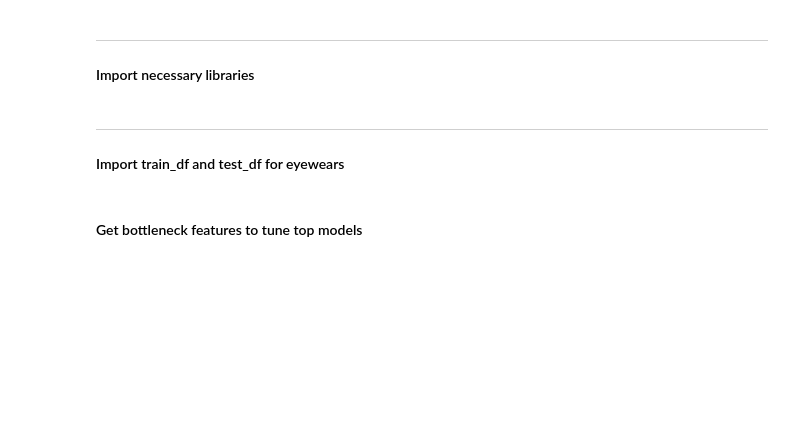
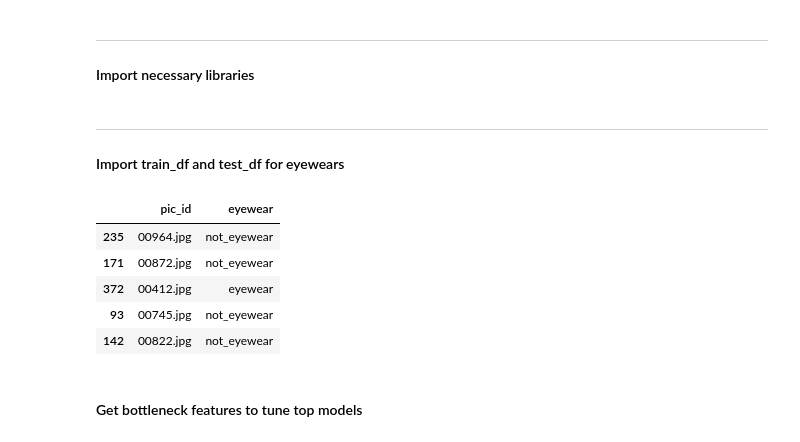
Before and after one commit to mzhou356/img2recommender, a Jupyter notebook: notebooks/vgg16_model_tuning_eyewear.ipynb, the cells around one changed output. Cells and saved outputs as stored; diff of their text form; code cells hidden in the pictures; blank space fills up the shorter version.

```diff
--- a/notebooks/vgg16_model_tuning_eyewear.ipynb
+++ b/notebooks/vgg16_model_tuning_eyewear.ipynb
@@ -62,3 +69,29 @@ train_df.head(2)
+# %%
+def load_df(label):
+    '''
+    label: eyewear,beard, or hat a string
+    return train and test df
+    '''
+    if label == 'eyewear':
+        train_df = pd.read_pickle('../pickle_files/train_df_glasses.pkl')
+        test_df = pd.read_pickle('../pickle_files/test_df_glasses.pkl')
+    if label == 'beard':
+        train_df = pd.read_pickle('../pickle_files/train_df_beard.pkl')
+        test_df = pd.read_pickle('../pickle_files/test_df_beard.pkl')
+    if label == 'hat':
+        train_df = pd.read_pickle('../pickle_files/train_df_hat.pkl')
+        test_df = pd.read_pickle('../pickle_files/test_df_hat.pkl')
+    return train_df, test_df
+# %%
+train_df, test_df = load_df('eyewear')
+train_df.head()
+# %% [output]
+|  | pic_id | eyewear |
+| 235 | 00964.jpg | not_eyewear |
+| 171 | 00872.jpg | not_eyewear |
+| 372 | 00412.jpg | eyewear |
+| 93 | 00745.jpg | not_eyewear |
+| 142 | 00822.jpg | not_eyewear |
 # %% [markdown]
 #### Get bottleneck features to tune top models
 # %%
```
Also changed, not shown: parts of 29 cells of this notebook, 1 other file.
